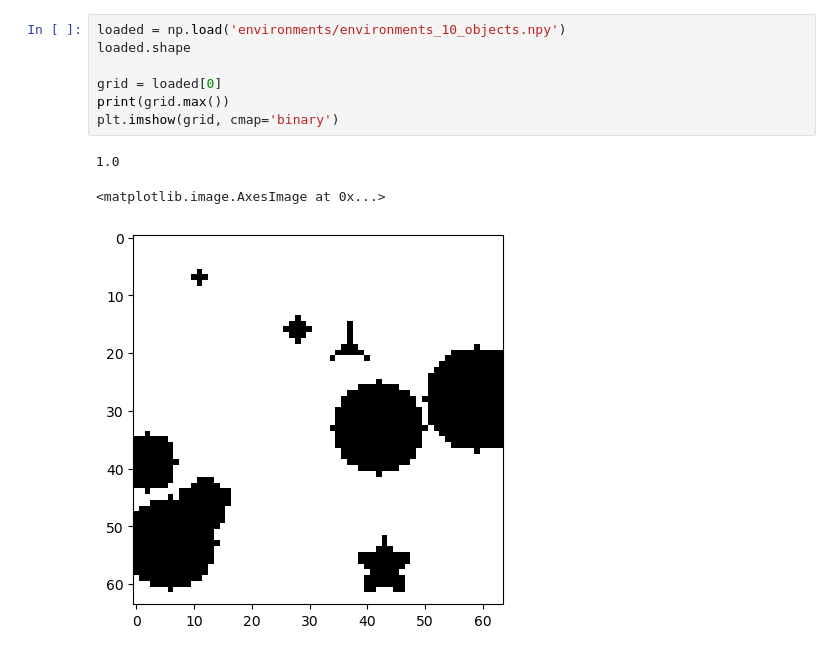
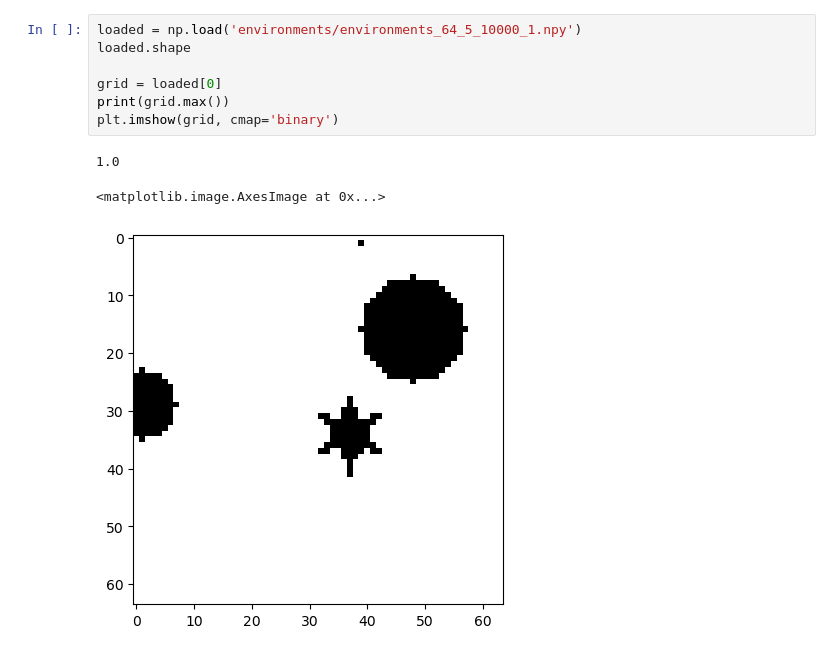
Before and after one commit to alexjps1/bps-trajectory, a Jupyter notebook: rl_agent_static.ipynb, the cells around one changed output. Drawn from its saved outputs; the diff is of its cells as text.

```diff
--- a/rl_agent_static.ipynb
+++ b/rl_agent_static.ipynb
@@ -85,13 +96,13 @@ class GridEnv(gym.Env):
         print("\n".join(" ".join(symbols.get(v, '?') for v in row) for row in observation))
         print()
 # %%
-loaded = np.load('environments/environments_10_objects.npy')
+loaded = np.load('environments/environments_64_5_10000_1.npy')
 loaded.shape
 
 grid = loaded[0]
 print(grid.max())
 plt.imshow(grid, cmap='binary')
 # %% [output]
 1.0
 <matplotlib.image.AxesImage at 0x...>
-[figure, old version]
+[figure, new version]
```
Also changed, not shown: parts of 7 cells of this notebook, 1 other file.
